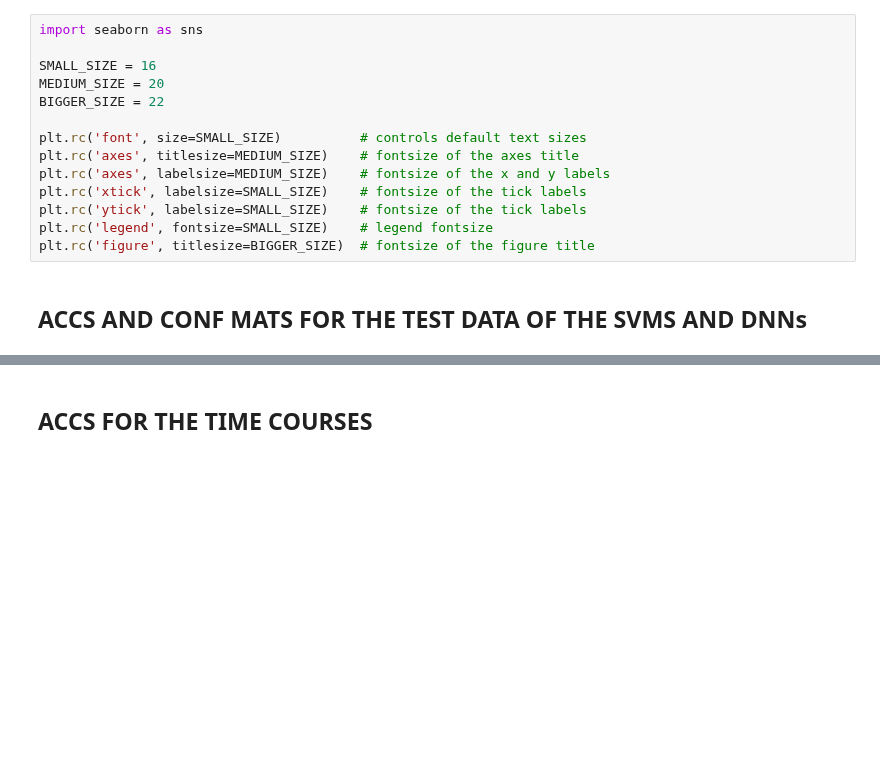
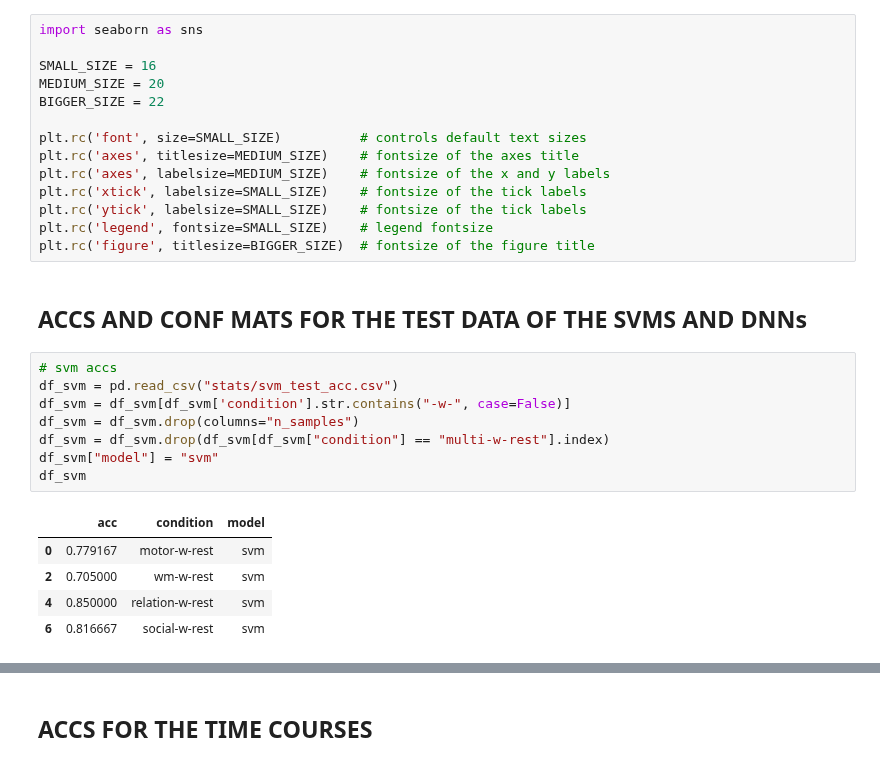
Before and after one commit to PhilippS893/thesis_code_and_analyses, a Jupyter notebook: 06_real-time_simulation/real-time_simulation.ipynb, the cells around one changed output, grey strips where cells are left out. Saved outputs shown, nothing was run; the diff lists cells and outputs as text; blank space fills up the shorter version.

```diff
--- a/06_real-time_simulation/real-time_simulation.ipynb
+++ b/06_real-time_simulation/real-time_simulation.ipynb
@@ -369,3 +372,17 @@ plt.rc('legend', fontsize=SMALL_SIZE)    # legend fontsize
 plt.rc('figure', titlesize=BIGGER_SIZE)  # fontsize of the figure title
 # %% [markdown]
 ## ACCS AND CONF MATS FOR THE TEST DATA OF THE SVMS AND DNNs
+# %%
+# svm accs
+df_svm = pd.read_csv("stats/svm_test_acc.csv")
+df_svm = df_svm[df_svm['condition'].str.contains("-w-", case=False)]
+df_svm = df_svm.drop(columns="n_samples")
+df_svm = df_svm.drop(df_svm[df_svm["condition"] == "multi-w-rest"].index)
+df_svm["model"] = "svm"
+df_svm
+# %% [output]
+|  | acc | condition | model |
+| 0 | 0.779167 | motor-w-rest | svm |
+| 2 | 0.705000 | wm-w-rest | svm |
+| 4 | 0.850000 | relation-w-rest | svm |
+| 6 | 0.816667 | social-w-rest | svm |
```
Also changed, not shown: parts of 6 cells of this notebook, 10 other files.
